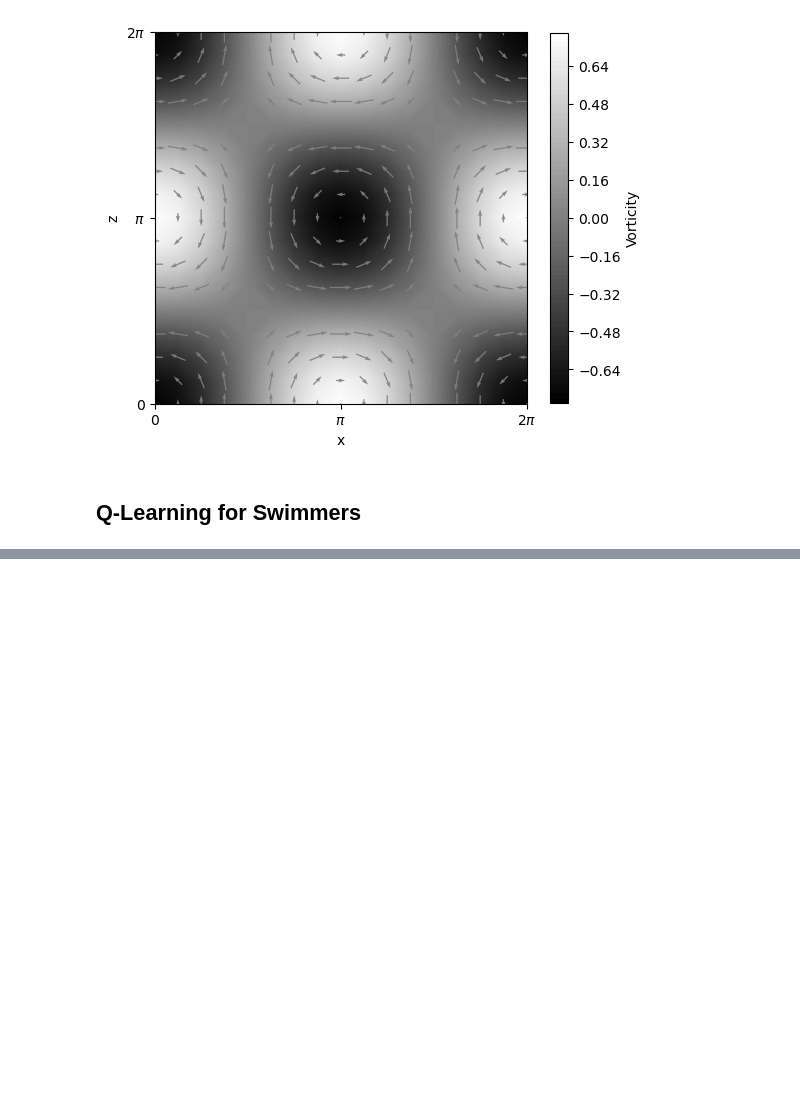
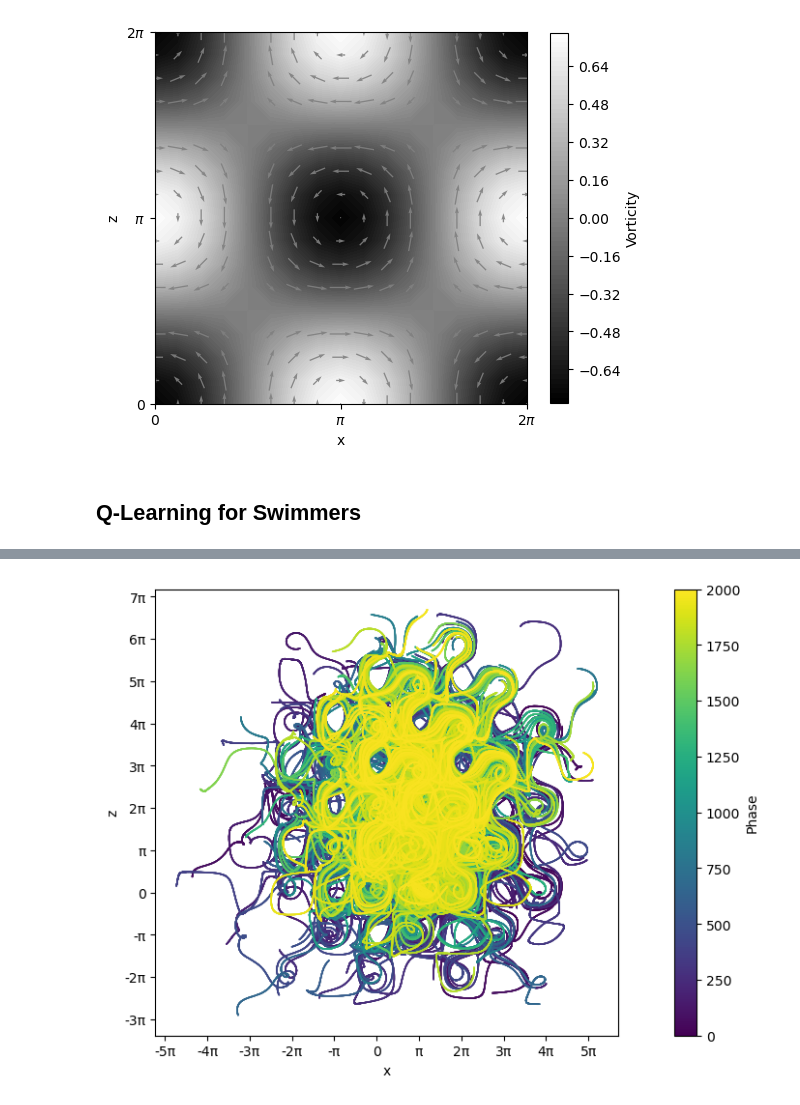
Before and after one commit to feizhanxia/FlowNavigation_via_RL_Reproduction, a Jupyter notebook: TGF.ipynb, the cells around one changed output, grey strips where cells are left out. Drawn from its saved outputs; the diff is of its cells as text; code cells hidden in the pictures; blank space fills up the shorter version.

```diff
--- a/TGF.ipynb
+++ b/TGF.ipynb
@@ -504,0 +511,5 @@ Episode 10/10 length 10001
+# %%
+fig, ax = plt.subplots(1,1,figsize=(15,6))
+plot_training_trajectories(agent0,ax,phase_size = 6000)
+# %% [output]
+[figure, added]
```
Also changed, not shown: parts of 21 cells of this notebook, 11 other files.
